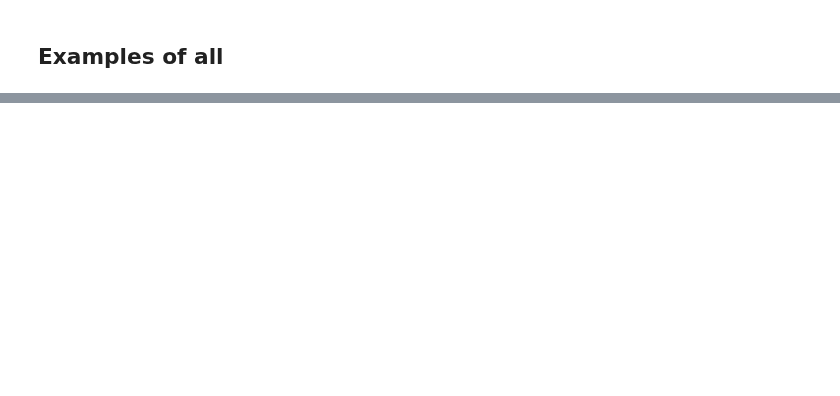
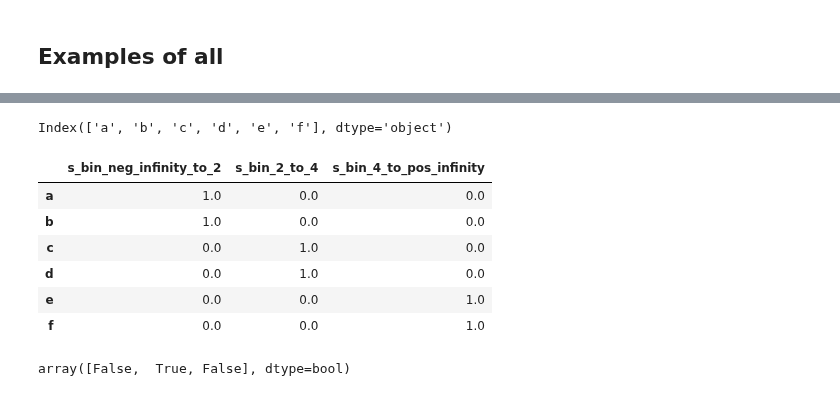
Before and after one commit to madrury/basis-expansions, a Jupyter notebook: basis-expansion-regressions.ipynb, the cells around one changed output, grey strips where cells are left out. Saved outputs shown, nothing was run; the diff lists cells and outputs as text; code cells hidden in the pictures; blank space fills up the shorter version.

```diff
--- a/basis-expansion-regressions.ipynb
+++ b/basis-expansion-regressions.ipynb
@@ -195,0 +199,2 @@ fig.tight_layout()
+# %%
+s = pd.Series([1, 2, 3, 4, 5, 6], name='s', index=['a', 'b', 'c', 'd', 'e', 'f'])
@@ -195,0 +203,19 @@ fig.tight_layout()
+# %%
+s.index
+# %% [output]
+Index(['a', 'b', 'c', 'd', 'e', 'f'], dtype='object')
+# %%
+binner = Binner(cutpoints=[2, 4])
+binner.fit_transform(s)
+# %% [output]
+|  | s_bin_neg_infinity_to_2 | s_bin_2_to_4 | s_bin_4_to_pos_infinity |
+| a | 1.0 | 0.0 | 0.0 |
+| b | 1.0 | 0.0 | 0.0 |
+| c | 0.0 | 1.0 | 0.0 |
+| d | 0.0 | 1.0 | 0.0 |
+| e | 0.0 | 0.0 | 1.0 |
+| f | 0.0 | 0.0 | 1.0 |
+# %%
+np.array([True, True, False]) & np.array([False, True, True])
+# %% [output]
+array([False,  True, False], dtype=bool)
```
Also changed, not shown: parts of 11 cells of this notebook.
